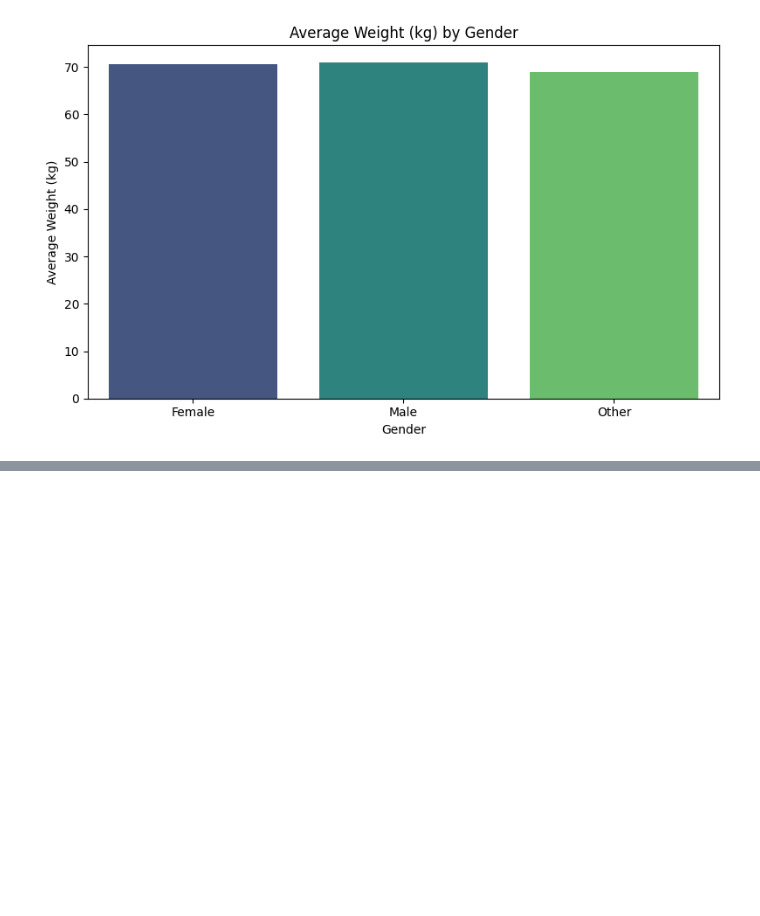
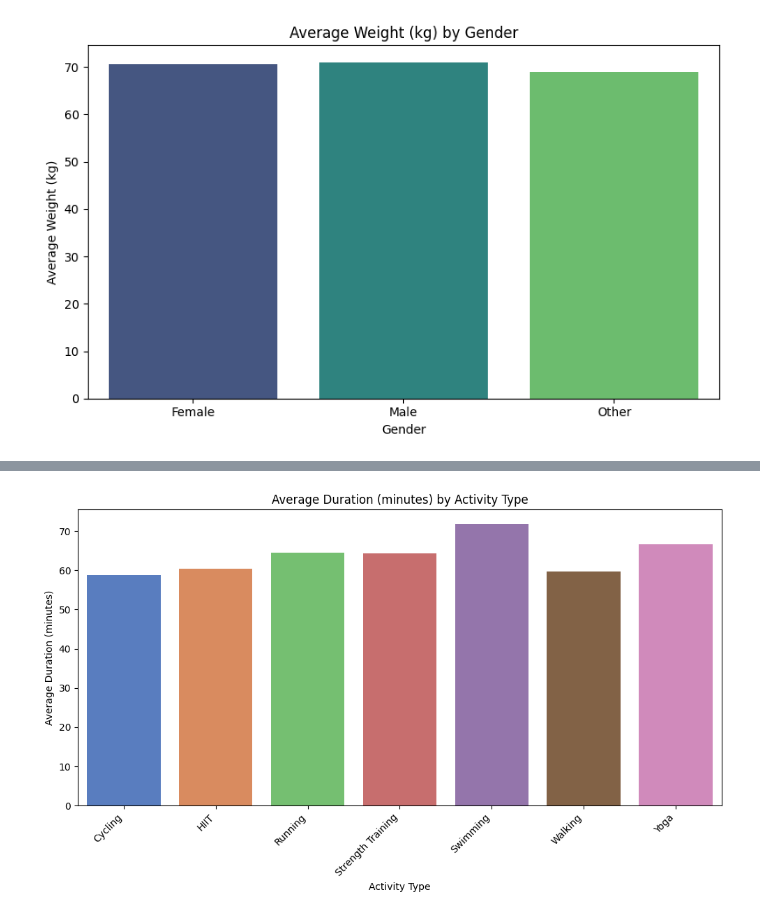
Before and after one commit to kxrrym03/Fitness-Analysis, a Jupyter notebook: Fitness_Analysis.ipynb, the cells around one changed output, grey strips where cells are left out. Drawn from its saved outputs; the diff is of its cells as text; code cells hidden in the pictures; blank space fills up the shorter version.

```diff
--- a/Fitness_Analysis.ipynb
+++ b/Fitness_Analysis.ipynb
@@ -193,3 +193,7 @@ plt.tight_layout()
 plt.show()
 # %% [output]
 [figure]
+# %%
+avg_duration_by_activity = df.groupby('activity_type')['duration_min'].mean().reset_index()
+print("Average Duration (minutes) by Activity Type:")
+print(avg_duration_by_activity)
@@ -195,0 +210,11 @@ plt.show()
+# %%
+plt.figure(figsize=(10, 6))
+sns.barplot(data=avg_duration_by_activity, x='activity_type', y='duration_min', palette='muted')
+plt.title('Average Duration (minutes) by Activity Type')
+plt.xlabel('Activity Type')
+plt.ylabel('Average Duration (minutes)')
+plt.xticks(rotation=45, ha='right')
+plt.tight_layout()
+plt.show()
+# %% [output]
+[figure, added]
```
Also changed, not shown: parts of 1 cell of this notebook.
